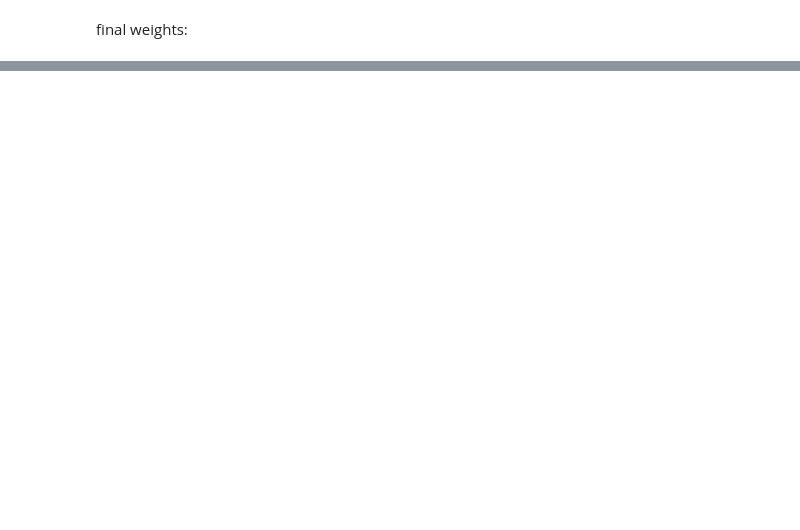
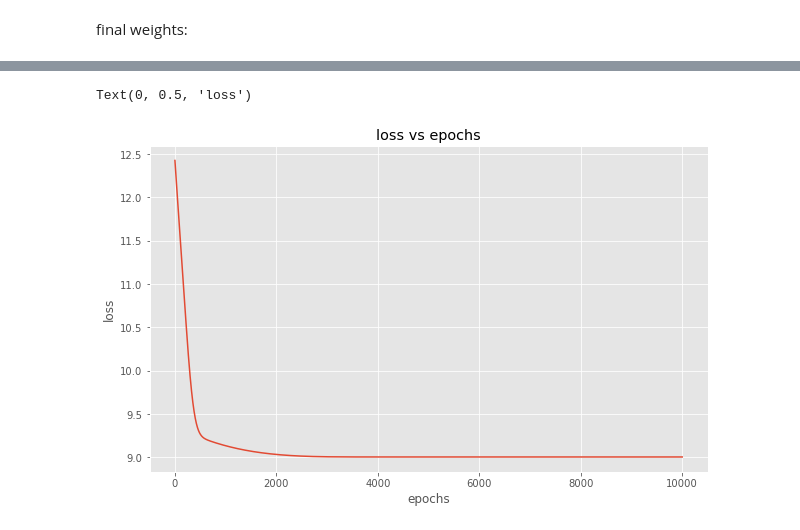
Before and after one commit to atmosinf/ml_practice, a Jupyter notebook: pytorch/notebooks/simple_nn_linear_1_single_neuron.ipynb, the cells around one changed output, grey strips where cells are left out. Drawn from its saved outputs; the diff is of its cells as text; code cells hidden in the pictures; blank space fills up the shorter version.

Commit message:
updated single neuron notebook

```diff
--- a/pytorch/notebooks/simple_nn_linear_1_single_neuron.ipynb
+++ b/pytorch/notebooks/simple_nn_linear_1_single_neuron.ipynb
@@ -394,0 +473,6 @@ tensor([[4.9688, 2.9984]], requires_grad=True)
+# %%
+num_features = 2
+num_hidden = 2
+# %%
+model3 = MultiNeuron(num_features, num_hidden)
+model3
@@ -394,0 +484,19 @@ tensor([[4.9688, 2.9984]], requires_grad=True)
+# %%
+optimizer = torch.optim.Adam(model3.parameters())
+criterion = torch.nn.MSELoss()
+epochs = 10000
+# %%
+running_loss = []
+
+for i in range(epochs):
+    optimizer.zero_grad()
+    output = model3(inp_feat_tensor)
+    loss = criterion(output, ytensor)
+
+    running_loss.append(loss.item())
+
+    loss.backward()
+    optimizer.step()
+
+    if i%100 == 0:
+        print(f'epoch: {i}- loss: {loss}')
@@ -394,0 +521,9 @@ tensor([[4.9688, 2.9984]], requires_grad=True)
+# %%
+plt.figure(figsize=(10,6))
+plt.plot(np.arange(0,epochs), running_loss)
+plt.title('loss vs epochs')
+plt.xlabel('epochs')
+plt.ylabel('loss')
+# %% [output]
+Text(0, 0.5, 'loss')
+[figure, added]
```
Also changed, not shown: parts of 46 cells of this notebook.
